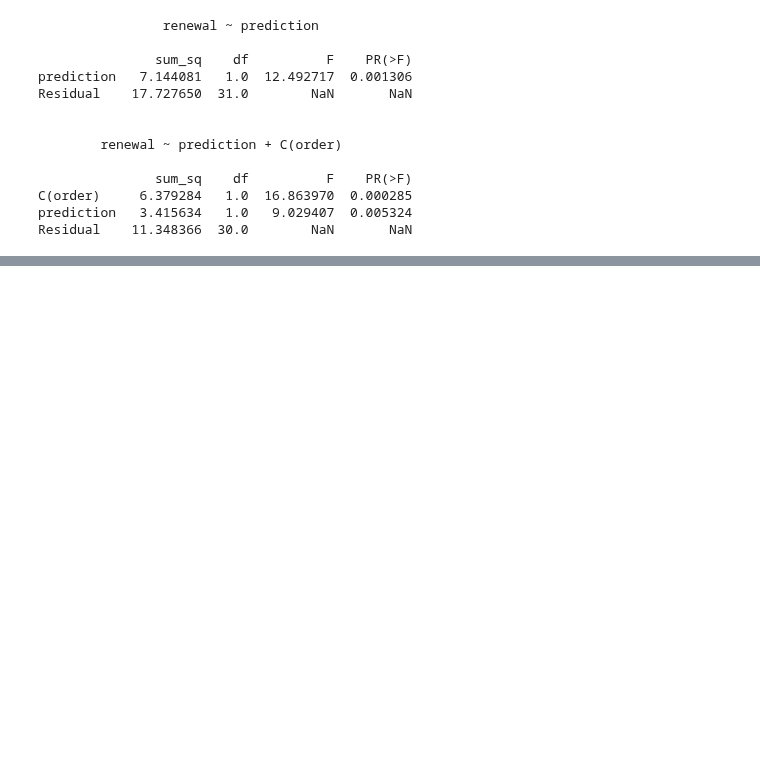
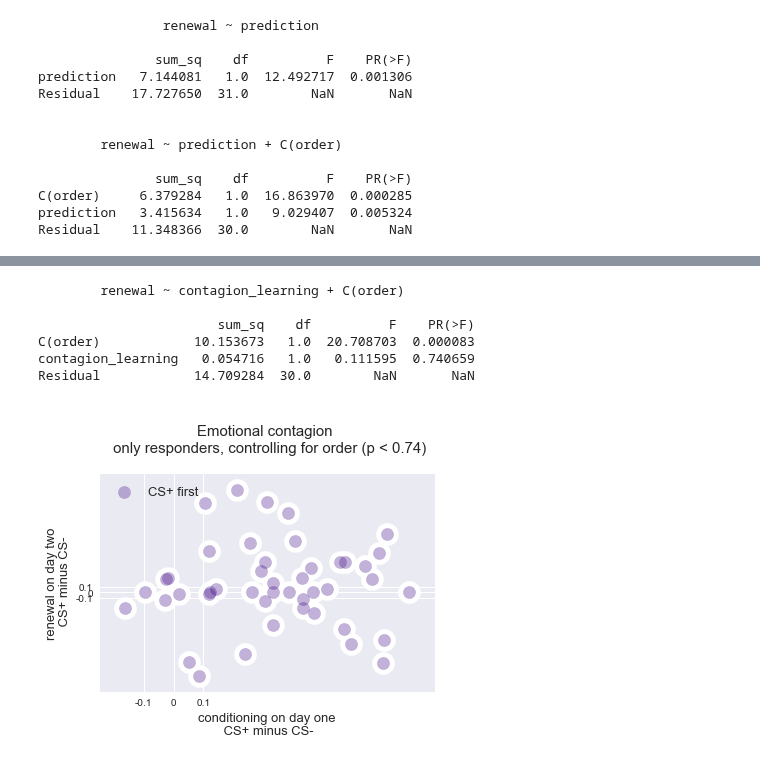
Before and after one commit to tzler/social_structure_learning, a Jupyter notebook: analysis/scr/visualizing_results_fyp.ipynb, the cells around one changed output, grey strips where cells are left out. Drawn from its saved outputs; the diff is of its cells as text; code cells hidden in the pictures; blank space fills up the shorter version.

```diff
--- a/analysis/scr/visualizing_results_fyp.ipynb
+++ b/analysis/scr/visualizing_results_fyp.ipynb
@@ -246,0 +305,36 @@ title('\nRelationship between conditioning to CS+ on day 1 with renewal\n only r
+# %%
+conditioning_pos_offsets
+
+log_conditioning_pos_offsets = log(1 + conditioning_pos_offsets)
+log_conditioning_neg_offsets = log(1 + conditioning_neg_offsets)
+
+contagion_learning = mean(log_conditioning_pos_offsets - log_conditioning_neg_offsets,1)#
+cb = np.nonzero(order[responders])[0]
+
+SCR['contagion_learning'] = contagion_learning[responders]
+formula = 'renewal ~ contagion_learning + C(order)'
+contagion_model = ols(formula, SCR).fit()
+aov_table_contagion = anova_lm(contagion_model, typ=2)
+p_value_contagion = aov_table_contagion.values[1,3]
+print '\n\n\t', formula, '\n\n', aov_table_contagion, '\n\n'
+
+
+scatter(contagion_learning, log_renewal,color='xkcd:white',alpha=1,s=500)
+scatter(contagion_learning, log_renewal,color='xkcd:indigo',alpha=.3,s=150, label='CS+ first')
+#scatter(contagion_learning[order == True], contagion_renewal[order == True], color='midnightblue',alpha=.3, s=150,  label='CS- first')
+sns.set_style("dark", {'axes.grid' : True})
+legend(loc=2, fontsize=13)
+xlabel('conditioning on day one\n CS+ minus CS-',fontsize=13)
+ylabel('renewal on day two\n CS+ minus CS-',fontsize=13)
+yticks([-.1,0,.1],[-.1,0,.1])
+xticks([-.1,0,.1],[-.1,0,.1])
+title('\nEmotional contagion \n only responders, controlling for order (p < %.02f)\n'
+      %(p_value_contagion), fontsize=15);
+# %% [output]
+        renewal ~ contagion_learning + C(order)
+
+                       sum_sq    df          F    PR(>F)
+C(order)            10.153673   1.0  20.708703  0.000083
+contagion_learning   0.054716   1.0   0.111595  0.740659
+Residual            14.709284  30.0        NaN       NaN
+[figure, added]
```
Also changed, not shown: parts of 63 cells of this notebook, 2 other files.
